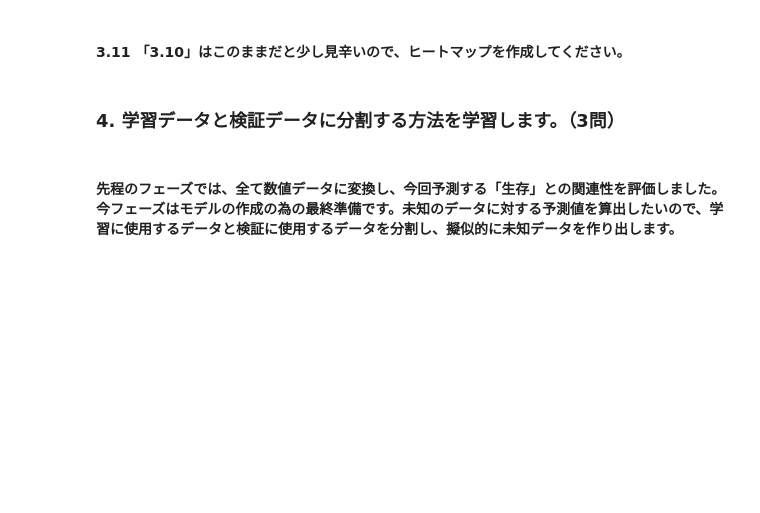
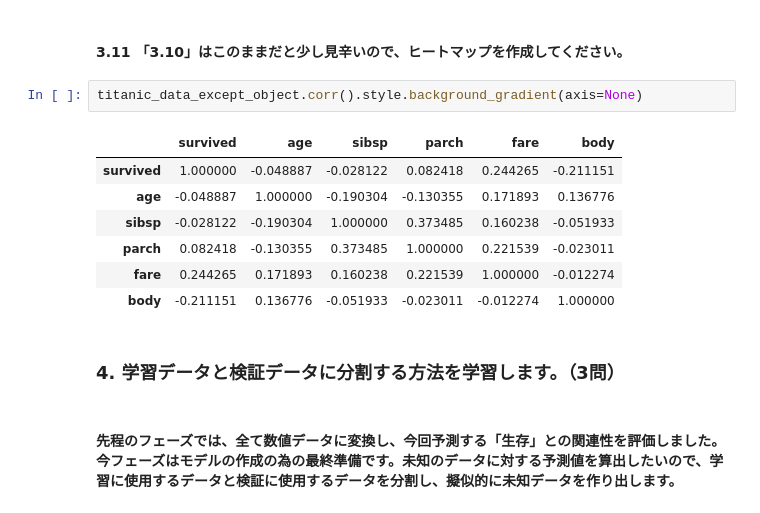
Before and after one commit to ichiyanagi7/python, a Jupyter notebook: machine_learning_editor.ipynb, the cells around one changed output. Drawn from its saved outputs; the diff is of its cells as text; blank space fills up the shorter version.

```diff
--- a/machine_learning_editor.ipynb
+++ b/machine_learning_editor.ipynb
@@ -321,5 +348,15 @@ survived.plot.bar(stacked=True)
 # %% [markdown]
 #### 3.11 「3.10」はこのままだと少し見辛いので、ヒートマップを作成してください。
+# %%
+titanic_data_except_object.corr().style.background_gradient(axis=None)
+# %% [output]
+|  | survived | age | sibsp | parch | fare | body |
+| survived | 1.000000 | -0.048887 | -0.028122 | 0.082418 | 0.244265 | -0.211151 |
+| age | -0.048887 | 1.000000 | -0.190304 | -0.130355 | 0.171893 | 0.136776 |
+| sibsp | -0.028122 | -0.190304 | 1.000000 | 0.373485 | 0.160238 | -0.051933 |
+| parch | 0.082418 | -0.130355 | 0.373485 | 1.000000 | 0.221539 | -0.023011 |
+| fare | 0.244265 | 0.171893 | 0.160238 | 0.221539 | 1.000000 | -0.012274 |
+| body | -0.211151 | 0.136776 | -0.051933 | -0.023011 | -0.012274 | 1.000000 |
 # %% [markdown]
 ### 4. 学習データと検証データに分割する方法を学習します。（3問）
 # %% [markdown]
```
Also changed, not shown: parts of 3 cells of this notebook.
